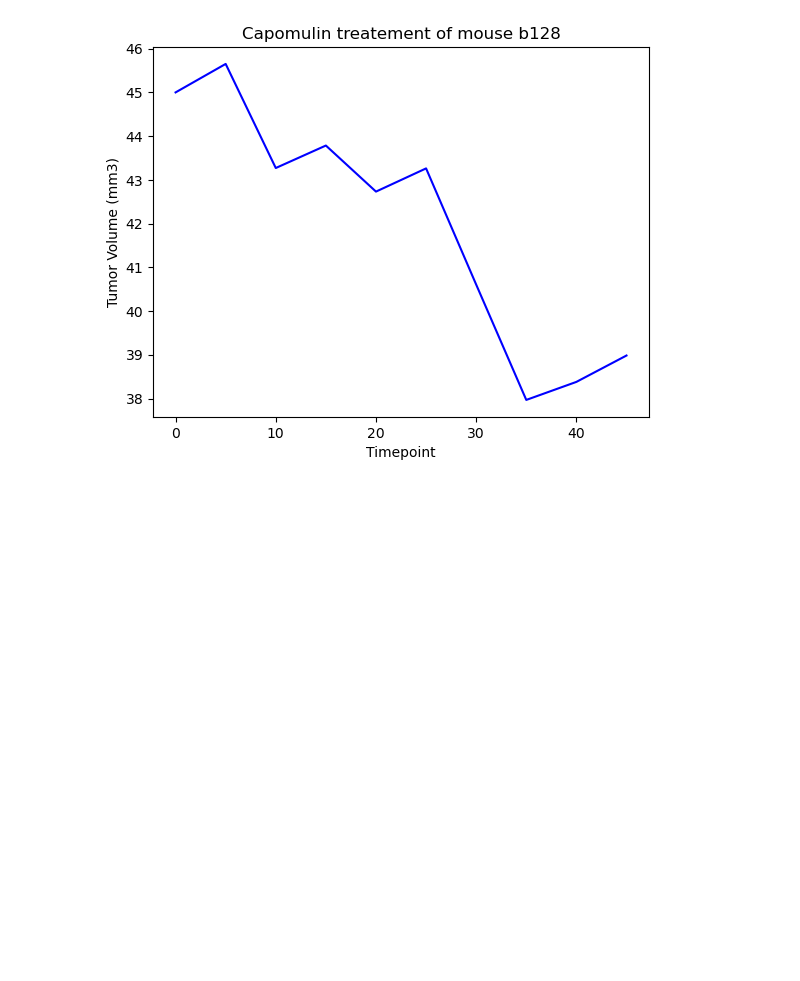
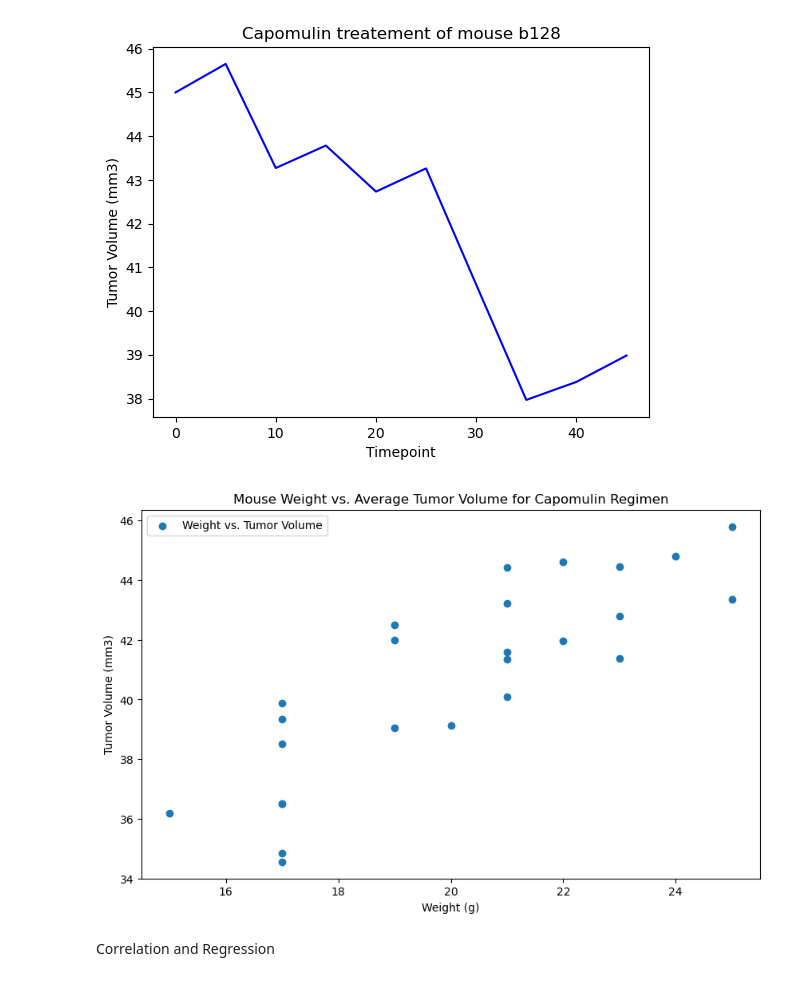
Before and after one commit to natbiorg/data_visualization_challenge, a Jupyter notebook: pymaceuticals.ipynb, the cells around one changed output. Drawn from its saved outputs; the diff is of its cells as text; code cells hidden in the pictures; blank space fills up the shorter version.

Commit message:
scatter plt

```diff
--- a/pymaceuticals.ipynb
+++ b/pymaceuticals.ipynb
@@ -284,0 +283,17 @@ Text(0.5, 1.0, 'Capomulin treatement of mouse b128')
+# %%
+# Generate a scatter plot of mouse weight vs. the average observed tumor volume for the entire Capomulin regimen
+cap_data = clean_df[clean_df['Drug Regimen'] == 'Capomulin']
+avg_cap_tumorvol = cap_data.groupby('Mouse ID')['Tumor Volume (mm3)'].mean().reset_index()
+avg_cap_weight = cap_data.groupby('Mouse ID')['Weight (g)'].mean().reset_index()
+
+plt.figure(figsize=(10,6))
+plt.scatter(avg_cap_weight['Weight (g)'], avg_cap_tumorvol['Tumor Volume (mm3)'], marker='o', label='Weight vs. Tumor Volume')
+plt.xlabel('Weight (g)')
+plt.ylabel('Tumor Volume (mm3)')
+plt.title('Mouse Weight vs. Average Tumor Volume for Capomulin Regimen')
+plt.legend()
+plt.show()
+# %% [output]
+[figure, added]
+# %% [markdown]
+Correlation and Regression
```
Also changed, not shown: parts of 3 cells of this notebook.
